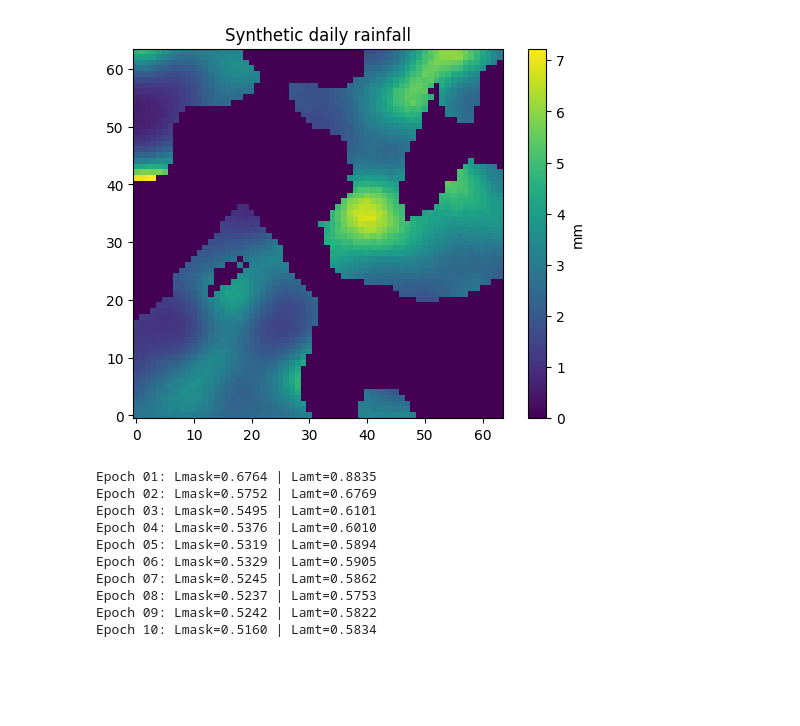
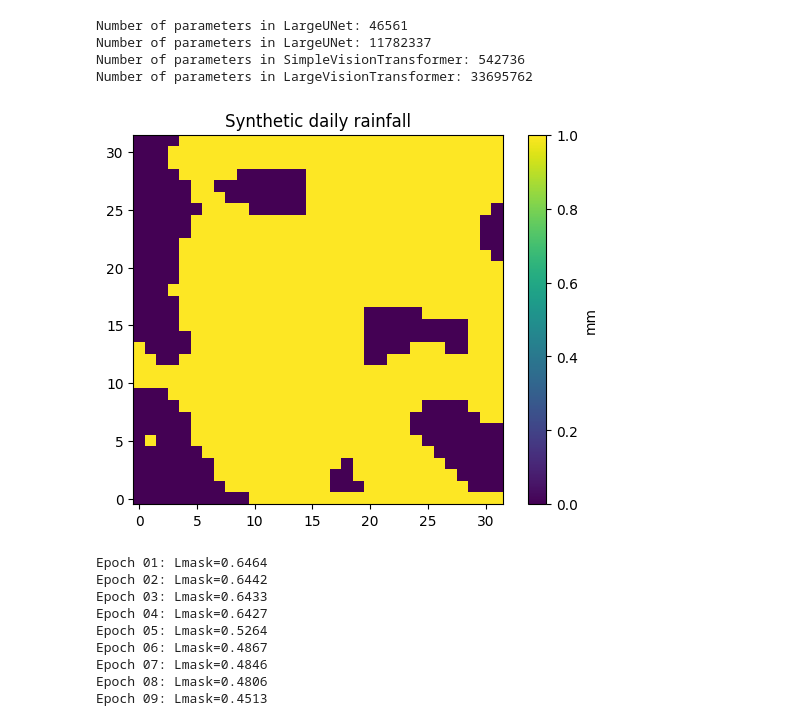
Before and after one commit to mgironamata/gen-rain, a Jupyter notebook: notebook.ipynb, the cells around one changed output. Cells and saved outputs as stored; diff of their text form; code cells hidden in the pictures; blank space fills up the shorter version.

Commit message:
add vision transformer backbone

```diff
--- a/notebook.ipynb
+++ b/notebook.ipynb
@@ -16,26 +21,46 @@ ImportError: cannot import name 'sample' from 'models' (/Users/marron31/Document
+# %%
+from models import LargeUNet, TinyUNet, SimpleVisionTransformer, LargeVisionTransformer
+
+# number of paramaeters
+def count_parameters(model):
+    return sum(p.numel() for p in model.parameters() if p.requires_grad)
+
+# count params for LargeUnet
+print(f"Number of parameters in LargeUNet: {count_parameters(TinyUNet())}")
+print(f"Number of parameters in LargeUNet: {count_parameters(LargeUNet())}")
+print(f"Number of parameters in SimpleVisionTransformer: {count_parameters(SimpleVisionTransformer())}")
+print(f"Number of parameters in LargeVisionTransformer: {count_parameters(LargeVisionTransformer())}")
+# %% [output]
+Number of parameters in LargeUNet: 46561
+Number of parameters in LargeUNet: 11782337
+Number of parameters in SimpleVisionTransformer: 542736
+Number of parameters in LargeVisionTransformer: 33695762
+# %%
+occurrence_only = True  # Set to True if you want to use the occurrence-only model
+backbone = 'large_vit'
 # %%
 # ----------------------------------------------------------------
 # Example usage inside Colab
 # ----------------------------------------------------------------
-if __name__ == "__main__":
-    gen = GaussianRainfieldGenerator(
-        grid_height = 64, grid_width = 64,
-        length_scale = 0.1, wet_threshold = 0.4,
-        amount_dist = "gamma", gamma_shape = 1.5, gamma_scale = 8.0,
-        correlated_intensity=True
-    )
 
-    # draw a single field to verify
-    field = gen.sample_precip(n_samples=1,occurrence_only=False)[0,0]  # (H, W)
+gen = GaussianRainfieldGenerator(
+    grid_height = 32, grid_width = 32,
+    length_scale = 0.1, wet_threshold = 0.4,
+    amount_dist = "gamma", gamma_shape = 1.5, gamma_scale = 8.0,
+    correlated_intensity=True
+)
 
-    # quick visual check (works in notebooks):
-    import matplotlib.pyplot as plt
-    plt.imshow(field.cpu(), origin="lower")
-    plt.colorbar(label="mm")
-    plt.title("Synthetic daily rainfall")
-    plt.show()
+# draw a single field to verify
+field = gen.sample_precip(n_samples=1,occurrence_only=occurrence_only)[0,0]  # (H, W)
+
+# quick visual check (works in notebooks):
+import matplotlib.pyplot as plt
+plt.imshow(field.cpu(), origin="lower")
+plt.colorbar(label="mm")
+plt.title("Synthetic daily rainfall")
+plt.show()
 # %% [output]
-[figure, old version]
+[figure, new version]
 # %%
 # rainset = gen.make_dataset(50_000)           # 10k synthetic days
 # loader  = DataLoader(rainset, batch_size=64, shuffle=True, pin_memory=True)
@@ -50,17 +72,16 @@ loader  = DataLoader(rainset, batch_size=64, shuffle=True,
                       num_workers=0, pin_memory=True)
 # %%
 # ---- train ---------------------------------------------
-model = JointRainDiffuser(T=1000, device=device)
-train(model, loader, epochs=10, lr=1e-4, lam=10.0, device=device)
+model = JointRainDiffuser(T=500, device=device, backbone=backbone)
+train(model, loader, epochs=20, lr=1e-4, lam=10.0, device=device, occurrence_only=True)
 # %% [output]
-Epoch 01: Lmask=0.6764 | Lamt=0.8835
-Epoch 02: Lmask=0.5752 | Lamt=0.6769
-Epoch 03: Lmask=0.5495 | Lamt=0.6101
-Epoch 04: Lmask=0.5376 | Lamt=0.6010
-Epoch 05: Lmask=0.5319 | Lamt=0.5894
-Epoch 06: Lmask=0.5329 | Lamt=0.5905
-Epoch 07: Lmask=0.5245 | Lamt=0.5862
-Epoch 08: Lmask=0.5237 | Lamt=0.5753
-Epoch 09: Lmask=0.5242 | Lamt=0.5822
-Epoch 10: Lmask=0.5160 | Lamt=0.5834
+Epoch 01: Lmask=0.6464
+Epoch 02: Lmask=0.6442
+Epoch 03: Lmask=0.6433
+Epoch 04: Lmask=0.6427
+Epoch 05: Lmask=0.5264
+Epoch 06: Lmask=0.4867
+Epoch 07: Lmask=0.4846
+Epoch 08: Lmask=0.4806
+Epoch 09: Lmask=0.4513
 # %%
```
Also changed, not shown: parts of 4 cells of this notebook, 1 other file.
